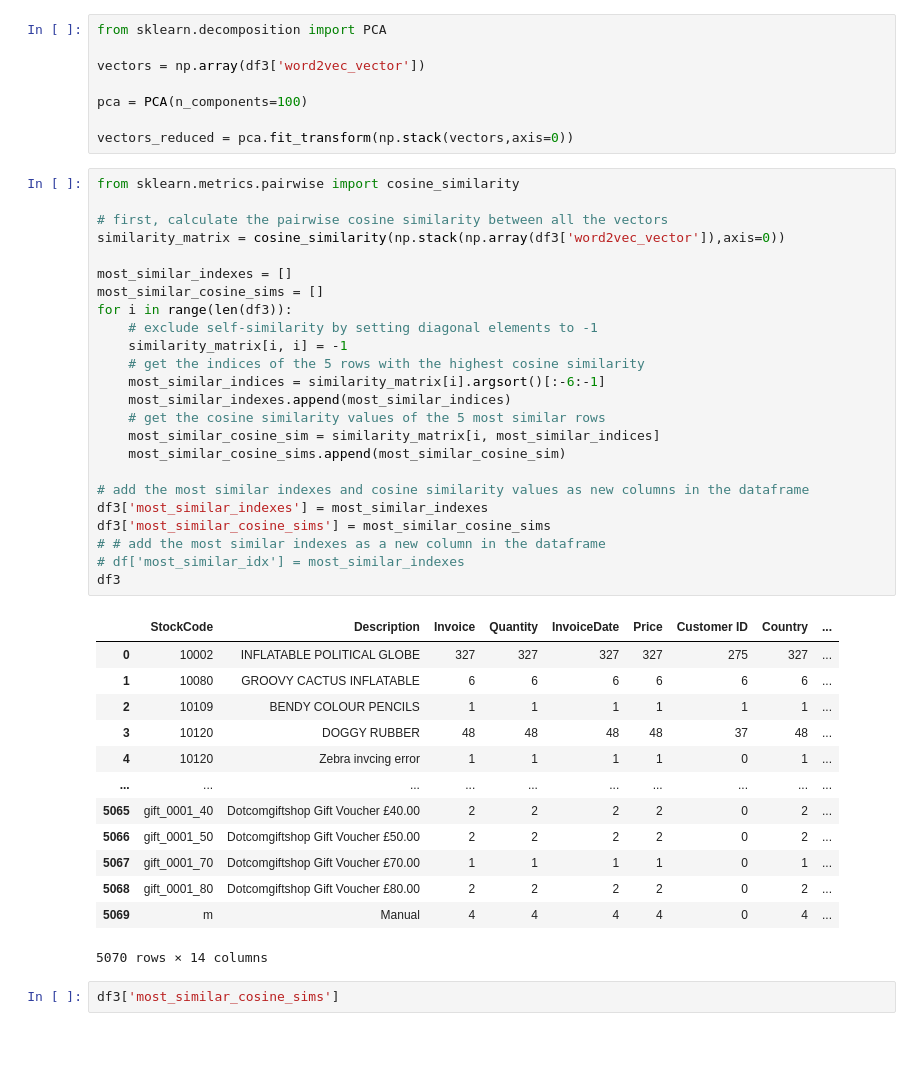
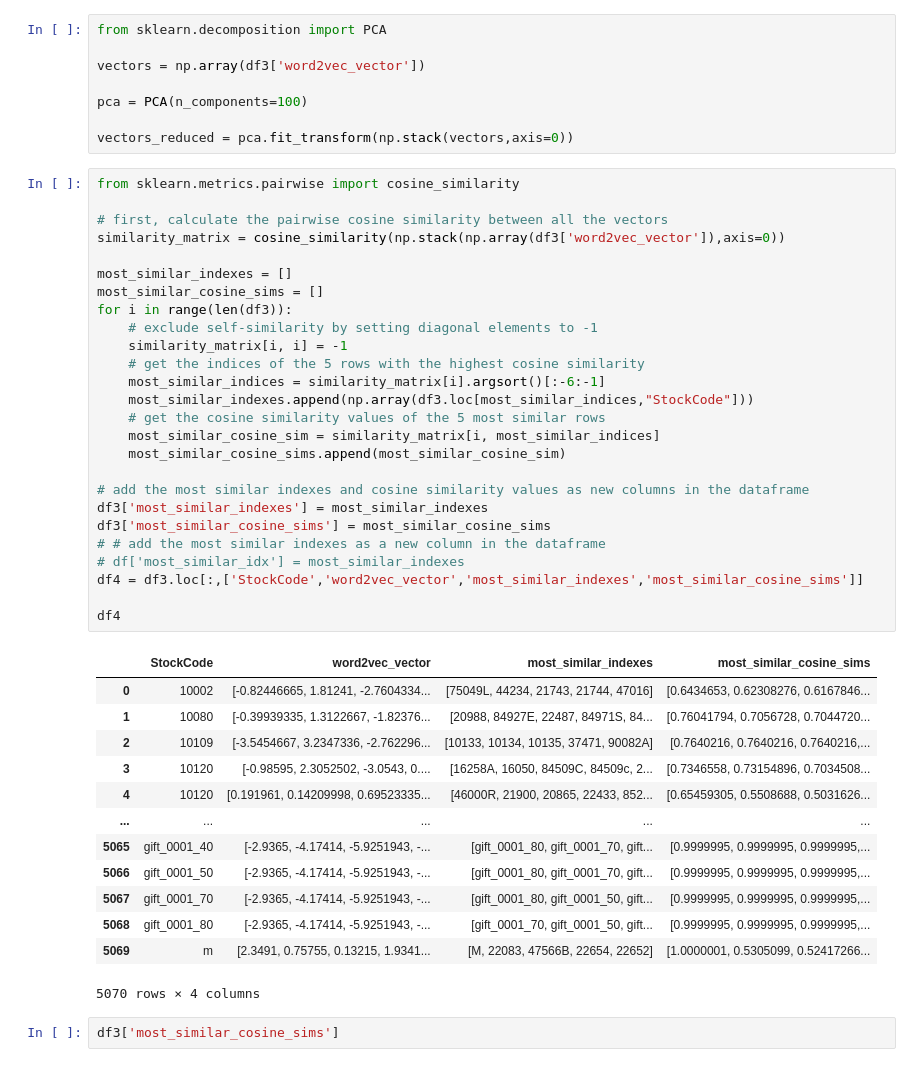
Before and after one commit to wojciechkosiuk/BestHacking-League2k23-mISIe1, a Jupyter notebook: mISIe - Online Retail 2.ipynb, the cells around one changed output. Saved outputs shown, nothing was run; the diff lists cells and outputs as text.

```diff
--- a/mISIe - Online Retail 2.ipynb
+++ b/mISIe - Online Retail 2.ipynb
@@ -293,41 +277,43 @@ vectors_reduced = pca.fit_transform(np.stack(vectors,axis=0))
 # %%
 from sklearn.metrics.pairwise import cosine_similarity
 
 # first, calculate the pairwise cosine similarity between all the vectors
 similarity_matrix = cosine_similarity(np.stack(np.array(df3['word2vec_vector']),axis=0))
 
 most_similar_indexes = []
 most_similar_cosine_sims = []
 for i in range(len(df3)):
     # exclude self-similarity by setting diagonal elements to -1
     similarity_matrix[i, i] = -1
     # get the indices of the 5 rows with the highest cosine similarity
     most_similar_indices = similarity_matrix[i].argsort()[:-6:-1]
-    most_similar_indexes.append(most_similar_indices)
+    most_similar_indexes.append(np.array(df3.loc[most_similar_indices,"StockCode"]))
     # get the cosine similarity values of the 5 most similar rows
     most_similar_cosine_sim = similarity_matrix[i, most_similar_indices]
     most_similar_cosine_sims.append(most_similar_cosine_sim)
 
 # add the most similar indexes and cosine similarity values as new columns in the dataframe
 df3['most_similar_indexes'] = most_similar_indexes
 df3['most_similar_cosine_sims'] = most_similar_cosine_sims
 # # add the most similar indexes as a new column in the dataframe
 # df['most_similar_idx'] = most_similar_indexes
-df3
+df4 = df3.loc[:,['StockCode','word2vec_vector','most_similar_indexes','most_similar_cosine_sims']]
+
+df4
 # %% [output]
-|  | StockCode | Description | Invoice | Quantity | InvoiceDate | Price | Customer ID | Country | ... |
-| 0 | 10002 | INFLATABLE POLITICAL GLOBE | 327 | 327 | 327 | 327 | 275 | 327 | ... |
-| 1 | 10080 | GROOVY CACTUS INFLATABLE | 6 | 6 | 6 | 6 | 6 | 6 | ... |
-| 2 | 10109 | BENDY COLOUR PENCILS | 1 | 1 | 1 | 1 | 1 | 1 | ... |
-| 3 | 10120 | DOGGY RUBBER | 48 | 48 | 48 | 48 | 37 | 48 | ... |
-| 4 | 10120 | Zebra invcing error | 1 | 1 | 1 | 1 | 0 | 1 | ... |
-| ... | ... | ... | ... | ... | ... | ... | ... | ... | ... |
-| 5065 | gift_0001_40 | Dotcomgiftshop Gift Voucher £40.00 | 2 | 2 | 2 | 2 | 0 | 2 | ... |
-| 5066 | gift_0001_50 | Dotcomgiftshop Gift Voucher £50.00 | 2 | 2 | 2 | 2 | 0 | 2 | ... |
-| 5067 | gift_0001_70 | Dotcomgiftshop Gift Voucher £70.00 | 1 | 1 | 1 | 1 | 0 | 1 | ... |
-| 5068 | gift_0001_80 | Dotcomgiftshop Gift Voucher £80.00 | 2 | 2 | 2 | 2 | 0 | 2 | ... |
-| 5069 | m | Manual | 4 | 4 | 4 | 4 | 0 | 4 | ... |
+|  | StockCode | word2vec_vector | most_similar_indexes | most_similar_cosine_sims |
+| 0 | 10002 | [-0.82446665, 1.81241, -2.7604334... | [75049L, 44234, 21743, 21744, 47016] | [0.6434653, 0.62308276, 0.6167846... |
+| 1 | 10080 | [-0.39939335, 1.3122667, -1.82376... | [20988, 84927E, 22487, 84971S, 84... | [0.76041794, 0.7056728, 0.7044720... |
+| 2 | 10109 | [-3.5454667, 3.2347336, -2.762296... | [10133, 10134, 10135, 37471, 90082A] | [0.7640216, 0.7640216, 0.7640216,... |
+| 3 | 10120 | [-0.98595, 2.3052502, -3.0543, 0.... | [16258A, 16050, 84509C, 84509c, 2... | [0.7346558, 0.73154896, 0.7034508... |
+| 4 | 10120 | [0.191961, 0.14209998, 0.69523335... | [46000R, 21900, 20865, 22433, 852... | [0.65459305, 0.5508688, 0.5031626... |
+| ... | ... | ... | ... | ... |
+| 5065 | gift_0001_40 | [-2.9365, -4.17414, -5.9251943, -... | [gift_0001_80, gift_0001_70, gift... | [0.9999995, 0.9999995, 0.9999995,... |
+| 5066 | gift_0001_50 | [-2.9365, -4.17414, -5.9251943, -... | [gift_0001_80, gift_0001_70, gift... | [0.9999995, 0.9999995, 0.9999995,... |
+| 5067 | gift_0001_70 | [-2.9365, -4.17414, -5.9251943, -... | [gift_0001_80, gift_0001_50, gift... | [0.9999995, 0.9999995, 0.9999995,... |
+| 5068 | gift_0001_80 | [-2.9365, -4.17414, -5.9251943, -... | [gift_0001_70, gift_0001_50, gift... | [0.9999995, 0.9999995, 0.9999995,... |
+| 5069 | m | [2.3491, 0.75755, 0.13215, 1.9341... | [M, 22083, 47566B, 22654, 22652] | [1.0000001, 0.5305099, 0.52417266... |
-5070 rows × 14 columns
+5070 rows × 4 columns
 # %%
 df3['most_similar_cosine_sims']
 # %% [output]
```
Also changed, not shown: parts of 6 cells of this notebook.
